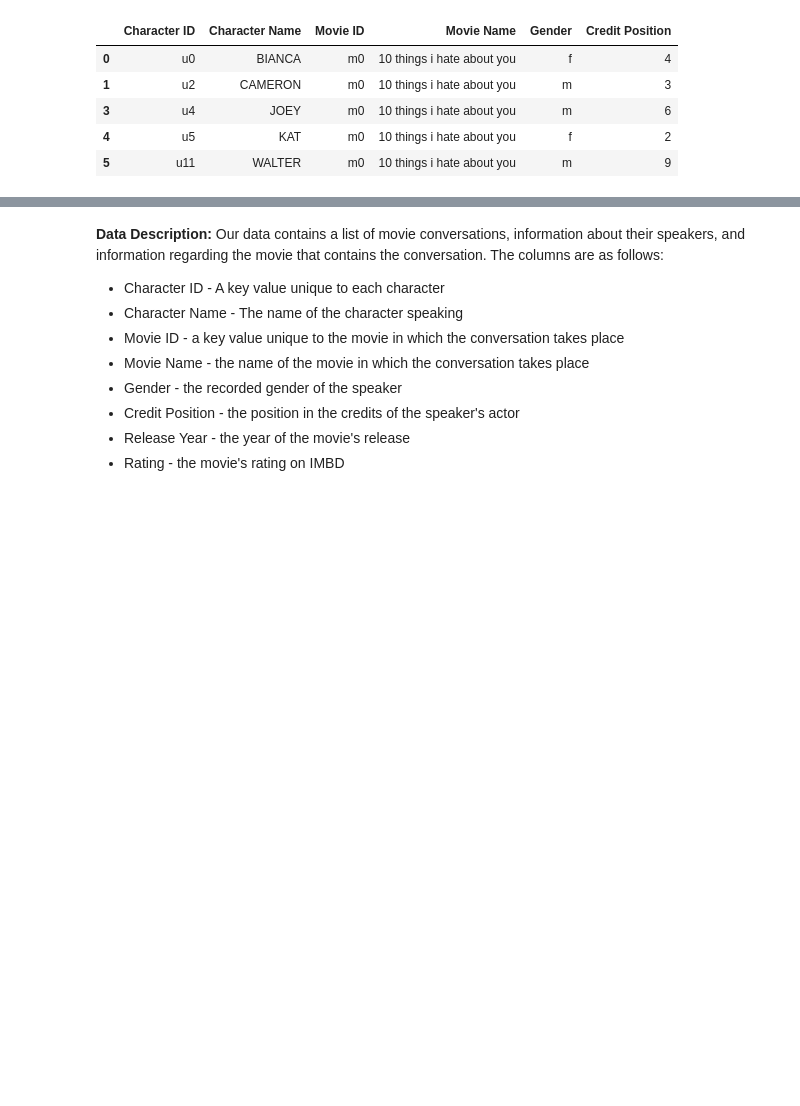
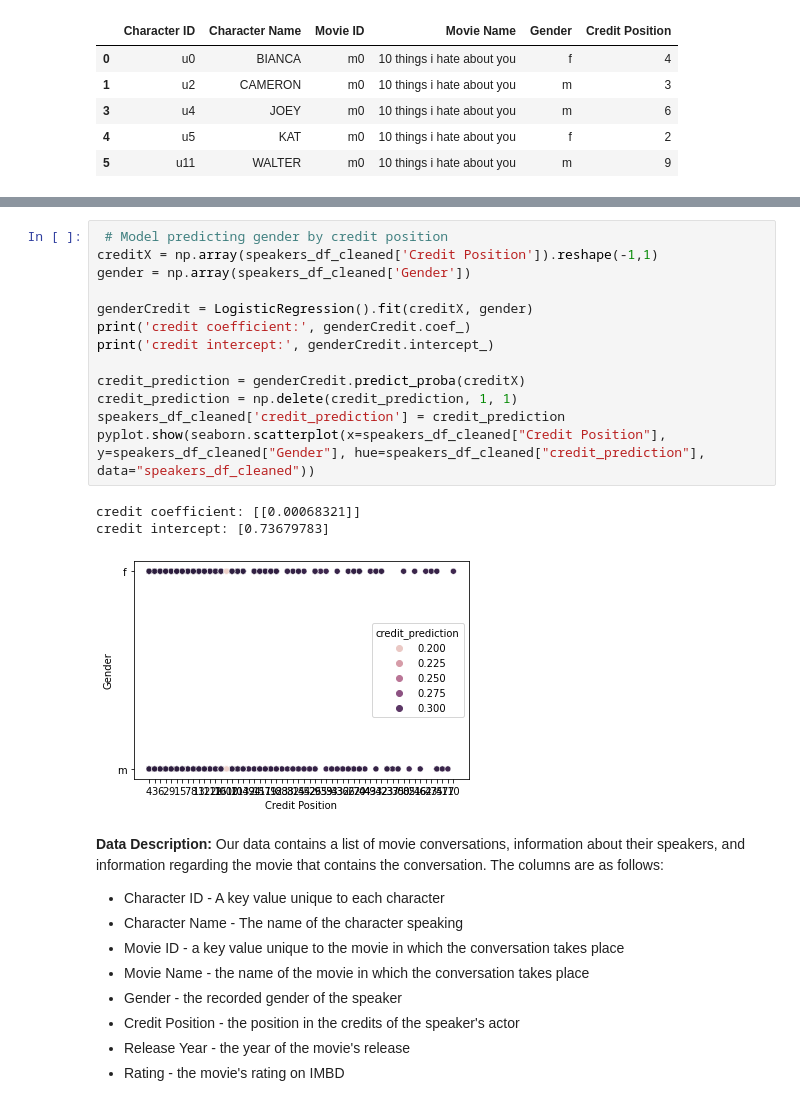
Before and after one commit to jhr254/info2950_gp1, a Jupyter notebook: movie-corpus/Data Cleansing.ipynb, the cells around one changed output, grey strips where cells are left out. Cells and saved outputs as stored; diff of their text form; blank space fills up the shorter version.

Commit message:
added visualization
for female characters and credit prediction

```diff
--- a/movie-corpus/Data Cleansing.ipynb
+++ b/movie-corpus/Data Cleansing.ipynb
@@ -134,6 +138,23 @@ conversations_df.head()
 | 2 | L924 | m0 | 10 things i hate about you | 1999 | 6.9 | 62847 | ['comedy', 'romance'] |
 | 3 | L870 | m0 | 10 things i hate about you | 1999 | 6.9 | 62847 | ['comedy', 'romance'] |
 | 4 | L866 | m0 | 10 things i hate about you | 1999 | 6.9 | 62847 | ['comedy', 'romance'] |
+# %%
+ # Model predicting gender by credit position
+creditX = np.array(speakers_df_cleaned['Credit Position']).reshape(-1,1)
+gender = np.array(speakers_df_cleaned['Gender'])
+
+genderCredit = LogisticRegression().fit(creditX, gender)
+print('credit coefficient:', genderCredit.coef_)
+print('credit intercept:', genderCredit.intercept_)
+
+credit_prediction = genderCredit.predict_proba(creditX)
+credit_prediction = np.delete(credit_prediction, 1, 1)
+speakers_df_cleaned['credit_prediction'] = credit_prediction
+pyplot.show(seaborn.scatterplot(x=speakers_df_cleaned["Credit Position"], y=speakers_df_cleaned["Gender"], hue=speakers_df_cleaned["credit_prediction"], data="speakers_df_cleaned"))
+# %% [output]
+credit coefficient: [[0.00068321]]
+credit intercept: [0.73679783]
+[figure, added]
 # %% [markdown]
 **Data Description:**
 Our data contains a list of movie conversations, information about their speakers, and information regarding the movie that contains the conversation. The columns are as follows:
```
Also changed, not shown: parts of 2 cells of this notebook.
